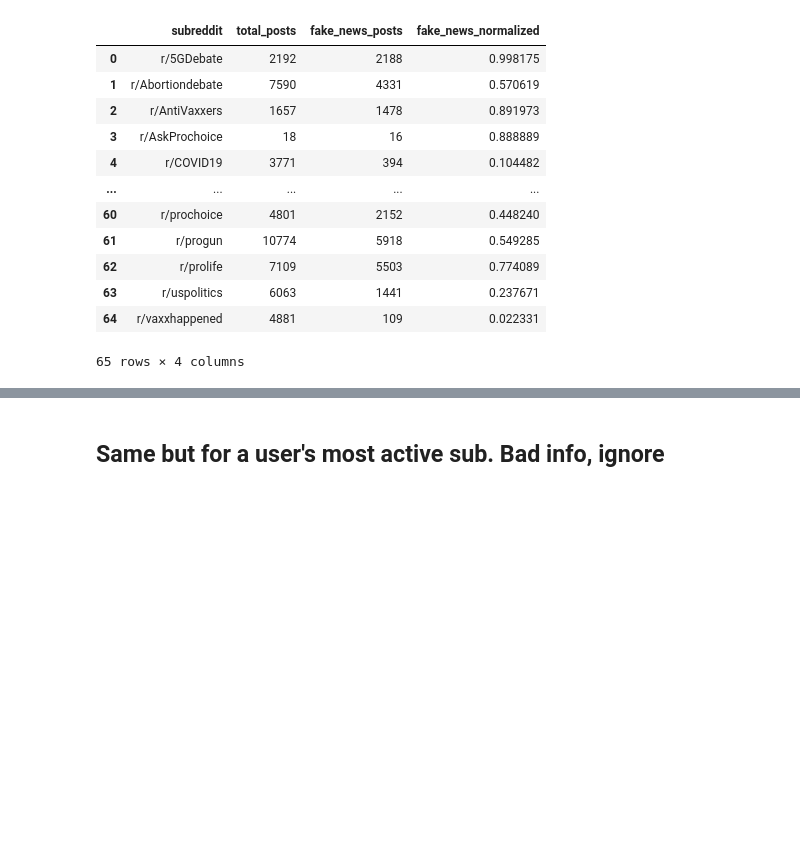
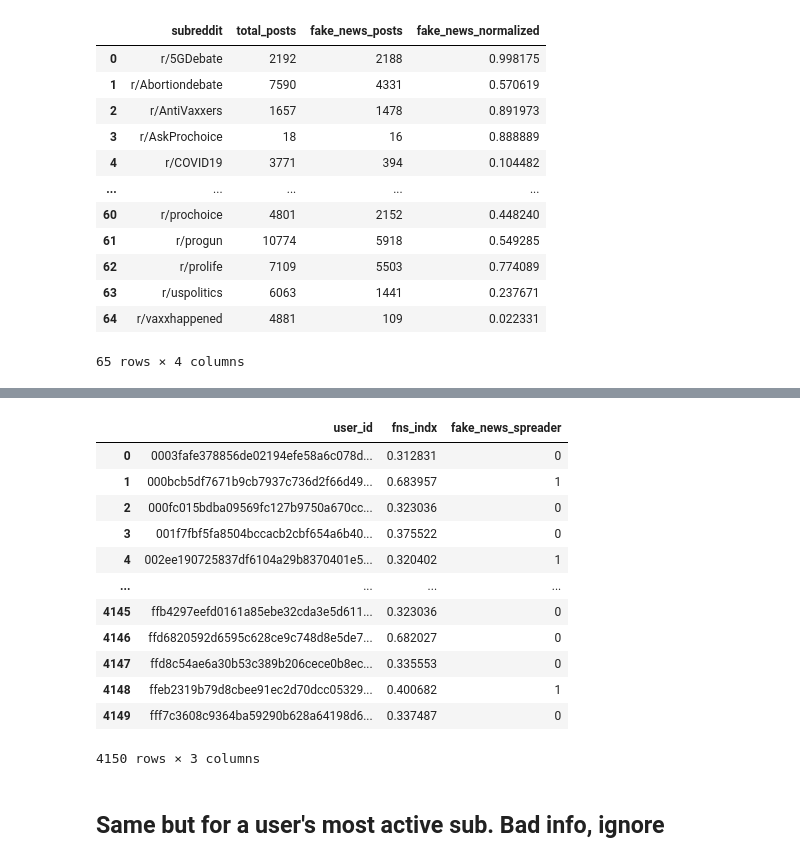
Before and after one commit to PetarKalinovski/manu-project, a Jupyter notebook: FACTOID/Factoid-dataset.ipynb, the cells around one changed output, grey strips where cells are left out. Saved outputs shown, nothing was run; the diff lists cells and outputs as text; code cells hidden in the pictures; blank space fills up the shorter version.

```diff
--- a/FACTOID/Factoid-dataset.ipynb
+++ b/FACTOID/Factoid-dataset.ipynb
@@ -175,3 +285,26 @@ subreddit_stats
+# %%
+merged_df_fake_news["product1"]=(merged_df_fake_news["post_count"]*merged_df_fake_news["fake_news_normalized"])/merged_df_fake_news["total_posts"]
+# %%
+user_sub_data=merged_df_fake_news.groupby("user_id").agg(
+fns_indx=('product1','sum'),
+fake_news_spreader=('fake_news_spreader', 'first')
+).reset_index()
+# %%
+user_sub_data
+# %% [output]
+|  | user_id | fns_indx | fake_news_spreader |
+| 0 | 0003fafe378856de02194efe58a6c078d... | 0.312831 | 0 |
+| 1 | 000bcb5df7671b9cb7937c736d2f66d49... | 0.683957 | 1 |
+| 2 | 000fc015bdba09569fc127b9750a670cc... | 0.323036 | 0 |
+| 3 | 001f7fbf5fa8504bccacb2cbf654a6b40... | 0.375522 | 0 |
+| 4 | 002ee190725837df6104a29b8370401e5... | 0.320402 | 1 |
+| ... | ... | ... | ... |
+| 4145 | ffb4297eefd0161a85ebe32cda3e5d611... | 0.323036 | 0 |
+| 4146 | ffd6820592d6595c628ce9c748d8e5de7... | 0.682027 | 0 |
+| 4147 | ffd8c54ae6a30b53c389b206cece0b8ec... | 0.335553 | 0 |
+| 4148 | ffeb2319b79d8cbee91ec2d70dcc05329... | 0.400682 | 1 |
+| 4149 | fff7c3608c9364ba59290b628a64198d6... | 0.337487 | 0 |
+4150 rows × 3 columns
 # %% [markdown]
 ## Same but for a user's most active sub. Bad info, ignore
 # %%
```
Also changed, not shown: parts of 17 cells of this notebook, 2 other files.
